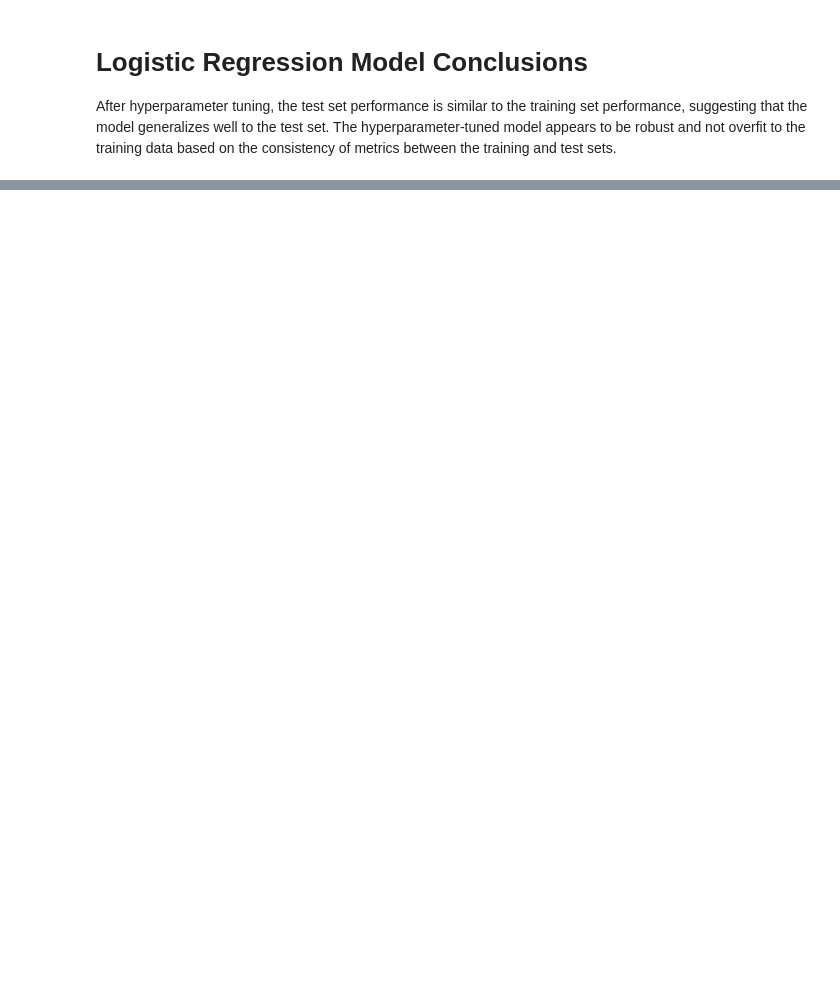
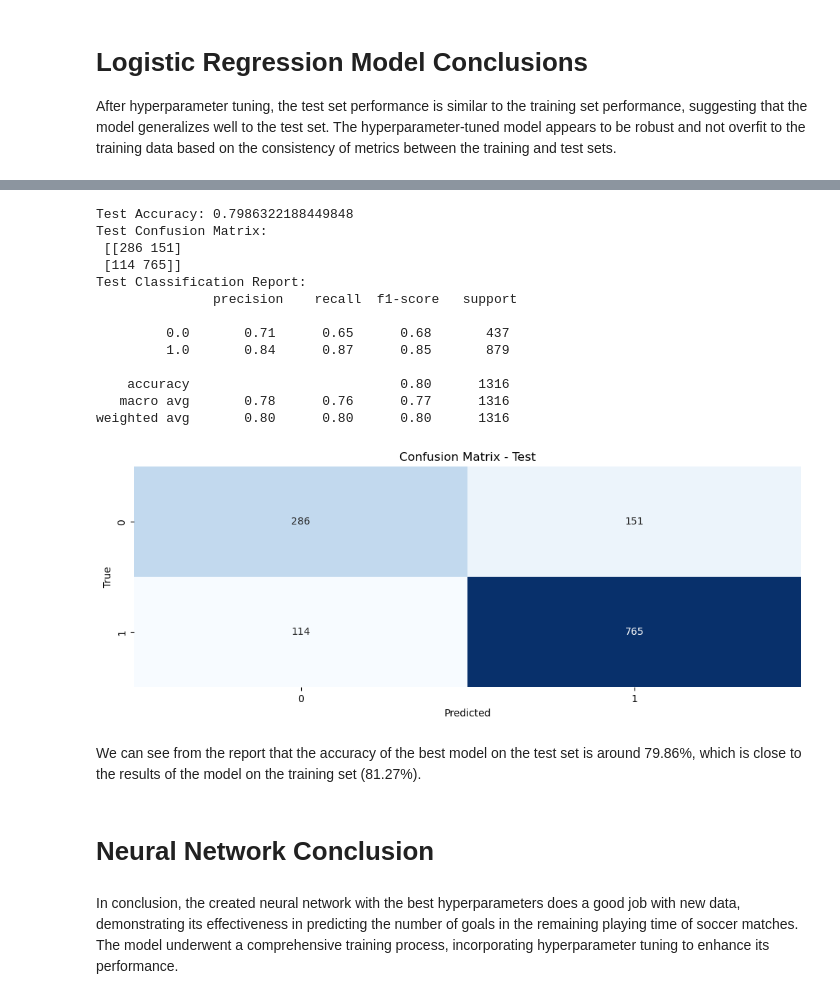
Before and after one commit to tamadNaBrowNie/stintsy_mco, a Jupyter notebook: MCO1.ipynb, the cells around one changed output, grey strips where cells are left out. Cells and saved outputs as stored; diff of their text form; code cells hidden in the pictures; blank space fills up the shorter version.

```diff
--- a/MCO1.ipynb
+++ b/MCO1.ipynb
@@ -365,0 +609,25 @@ After hyperparameter tuning, the test set performance is similar to the training
+# %%
+show_metrics(targets_list, np.round(predictions), mode="Test")
+conf_matrix_test = confusion_matrix(targets_list, np.round(predictions))
+show_mat(conf_matrix_test, title="Confusion Matrix - Test")
+# %% [output]
+Test Accuracy: 0.7986322188449848
+Test Confusion Matrix:
+ [[286 151]
+ [114 765]]
+Test Classification Report:
+               precision    recall  f1-score   support
+
+         0.0       0.71      0.65      0.68       437
+         1.0       0.84      0.87      0.85       879
+
+    accuracy                           0.80      1316
+   macro avg       0.78      0.76      0.77      1316
+weighted avg       0.80      0.80      0.80      1316
+[figure, added]
+# %% [markdown]
+We can see from the report that the accuracy of the best model on the test set is around 79.86%, which is close to the results of the model on the training set (81.27%).
+# %% [markdown]
+# Neural Network Conclusion
+# %% [markdown]
+In conclusion, the created neural network with the best hyperparameters does a good job with new data, demonstrating its effectiveness in predicting the number of goals in the remaining playing time of soccer matches. The model underwent a comprehensive training process, incorporating hyperparameter tuning to enhance its performance.
```
Also changed, not shown: parts of 35 cells of this notebook.
